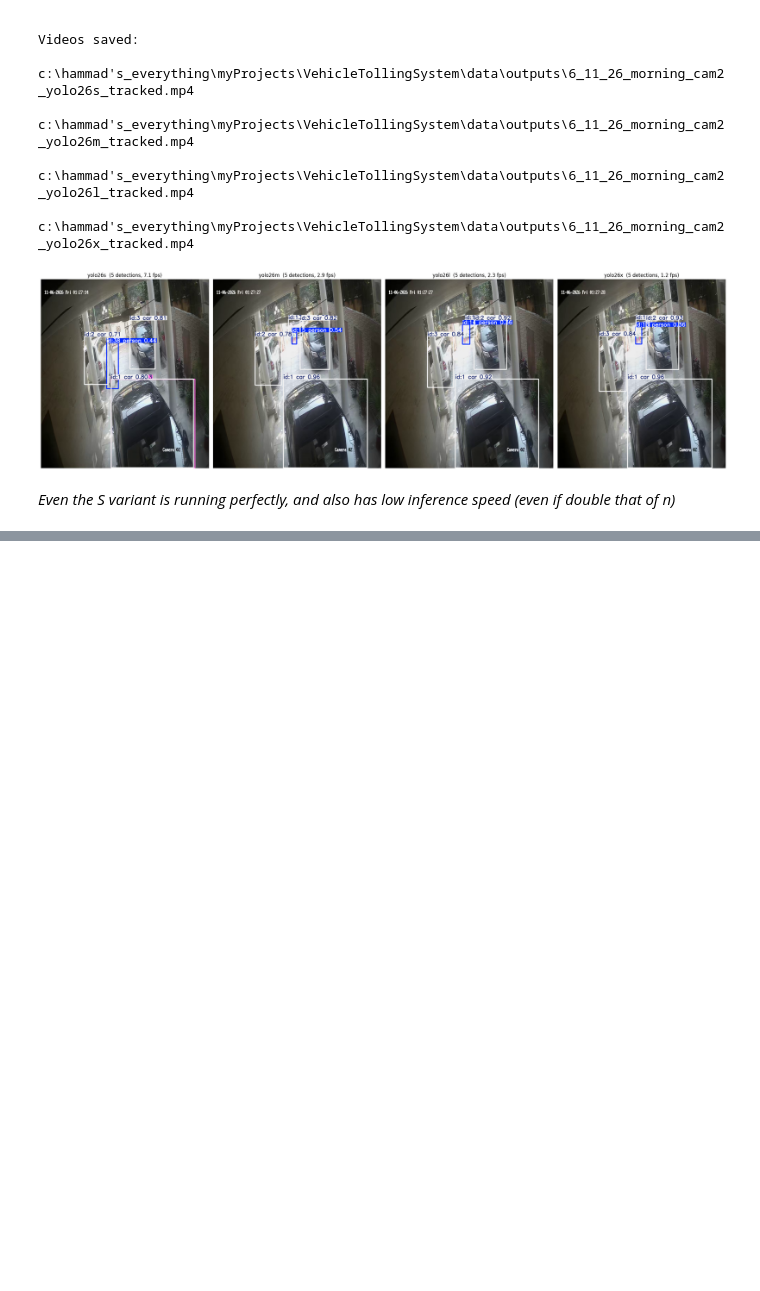
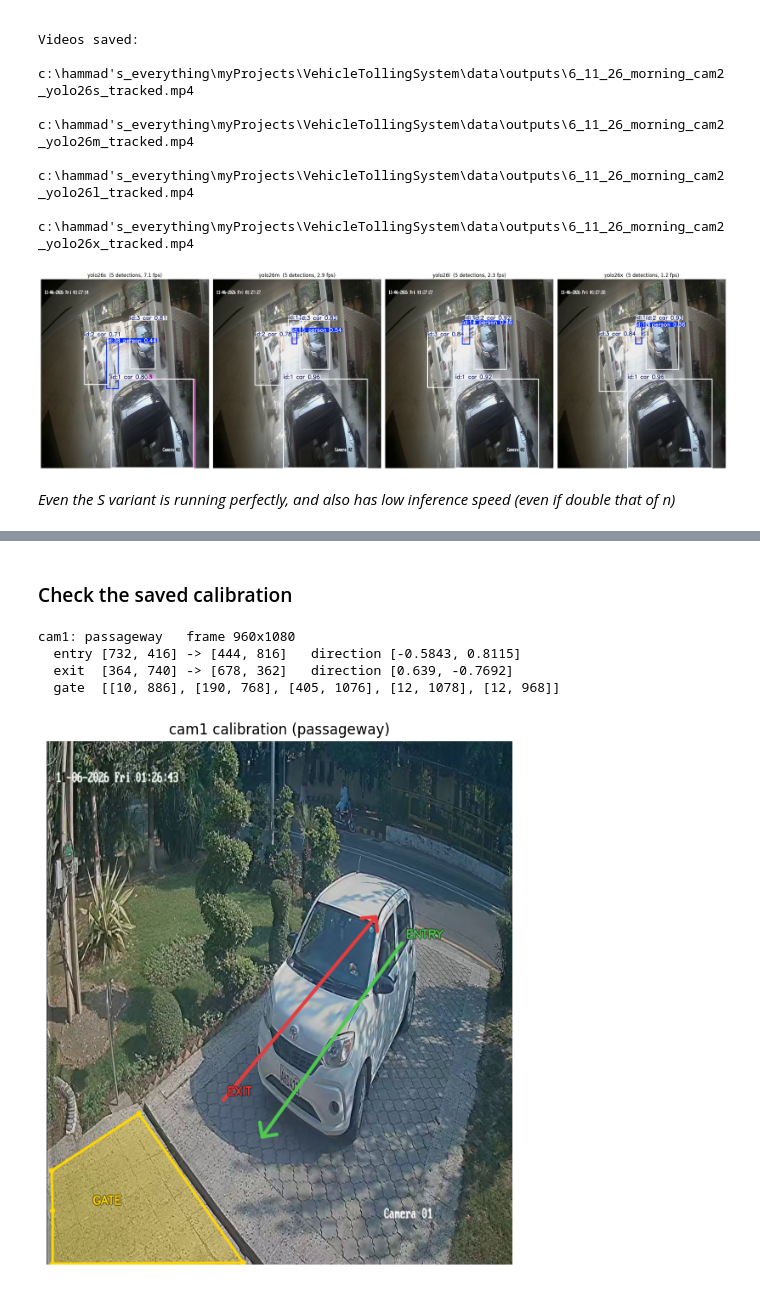
Before and after one commit to HammadYousaf787/VehicleTollingSystem, a Jupyter notebook: notebooks/notebook1.ipynb, the cells around one changed output, grey strips where cells are left out. Cells and saved outputs as stored; diff of their text form; code cells hidden in the pictures; blank space fills up the shorter version.

Commit message:
Entry/Exit Logic with camera Configs, need to improve either yolo tracking or camera placement for better results

```diff
--- a/notebooks/notebook1.ipynb
+++ b/notebooks/notebook1.ipynb
@@ -322,0 +647,27 @@ Videos saved:
+# %% [markdown]
+### Check the saved calibration #
+# %%
+# Show the saved calibration for a camera
+import json
+import cv2
+import matplotlib.pyplot as plt
+
+cfg = json.loads(CONFIG_PATH.read_text())
+print(f"{cfg['camera_id']}: {cfg['camera_type']}   frame {cfg['frame_size'][0]}x{cfg['frame_size'][1]}")
+print(f"  entry {cfg['entry']['start']} -> {cfg['entry']['end']}   direction {cfg['entry']['unit_vector']}")
+print(f"  exit  {cfg['exit']['start']} -> {cfg['exit']['end']}   direction {cfg['exit']['unit_vector']}")
+gate = cfg.get("gate_zone")
+print(f"  gate  {gate['points'] if gate else 'not set (rerun calibration)'}")
+
+snap = cv2.imread(str(CONFIG_DIR / f"{cfg['camera_id']}_calibration.png"))
+plt.figure(figsize=(14, 8))
+plt.imshow(cv2.cvtColor(snap, cv2.COLOR_BGR2RGB))
+plt.title(f"{cfg['camera_id']} calibration ({cfg['camera_type']})")
+plt.axis("off")
+plt.show()
+# %% [output]
+cam1: passageway   frame 960x1080
+  entry [732, 416] -> [444, 816]   direction [-0.5843, 0.8115]
+  exit  [364, 740] -> [678, 362]   direction [0.639, -0.7692]
+  gate  [[10, 886], [190, 768], [405, 1076], [12, 1078], [12, 968]]
+[figure, added]
```
Also changed, not shown: parts of 8 cells of this notebook, 8 other files.
